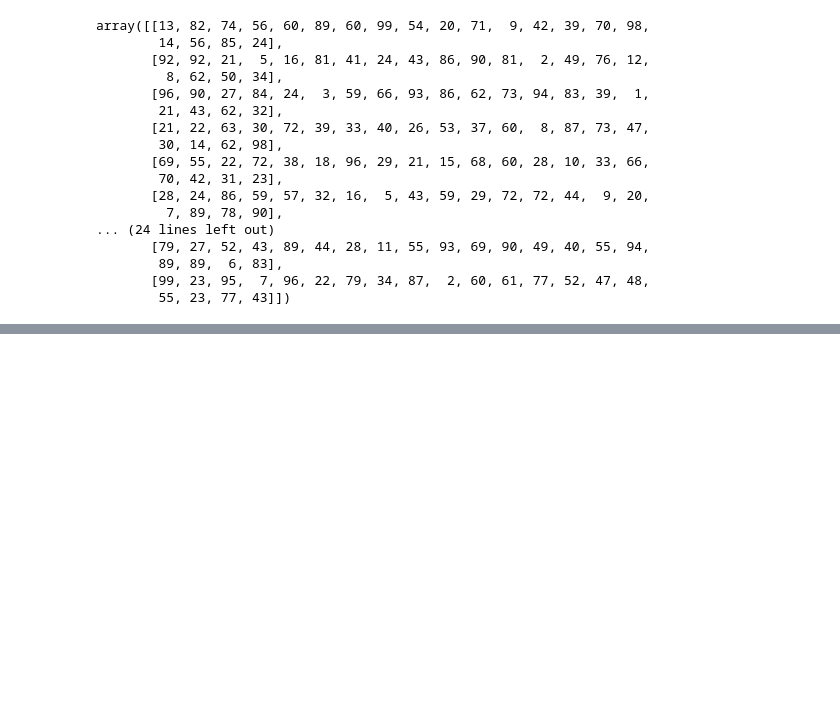
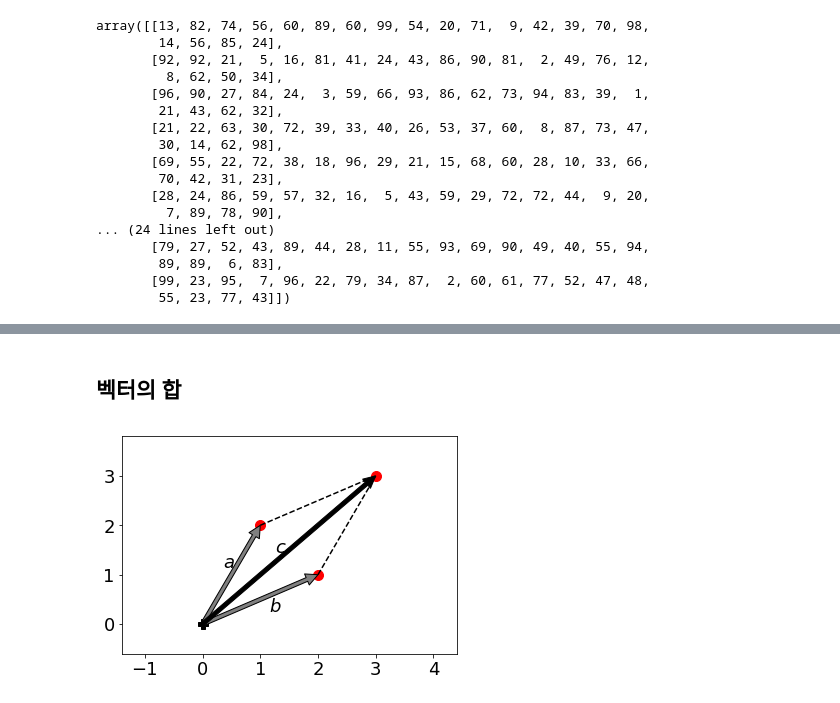
Before and after one commit to pyville/python, a Jupyter notebook: 0923.ipynb, the cells around one changed output, grey strips where cells are left out. Saved outputs shown, nothing was run; the diff lists cells and outputs as text; code cells hidden in the pictures; blank space fills up the shorter version.

```diff
--- a/0923.ipynb
+++ b/0923.ipynb
@@ -224,0 +302,25 @@ array([[13, 82, 74, 56, 60, 89, 60, 99, 54, 20, 71,  9, 42, 39, 70, 98,
+# %% [markdown]
+## 벡터의 합
+# %%
+a = np.array([1, 2])
+b = np.array([2, 1])
+c = a + b
+plt.annotate('', xy=a, xytext=(0, 0), arrowprops=gray)
+plt.annotate('', xy=b, xytext=(0, 0), arrowprops=gray)
+plt.annotate('', xy=c, xytext=(0, 0), arrowprops=black)
+plt.plot(0, 0, 'kP', ms=10)
+plt.plot(a[0], a[1], 'ro', ms=10)
+plt.plot(b[0], b[1], 'ro', ms=10)
+plt.plot(c[0], c[1], 'ro', ms=10)
+plt.plot([a[0], c[0]], [a[1], c[1]], 'k--')
+plt.plot([b[0], c[0]], [b[1], c[1]], 'k--')
+plt.text(0.35, 1.15, "$a$")
+plt.text(1.15, 0.25, "$b$")
+plt.text(1.25, 1.45, "$c$")
+plt.xticks(np.arange(-2, 5))
+plt.yticks(np.arange(-1, 4))
+plt.xlim(-1.4, 4.4)
+plt.ylim(-0.6, 3.8)
+plt.show()
+# %% [output]
+[figure, added]
```
Also changed, not shown: parts of 18 cells of this notebook.
